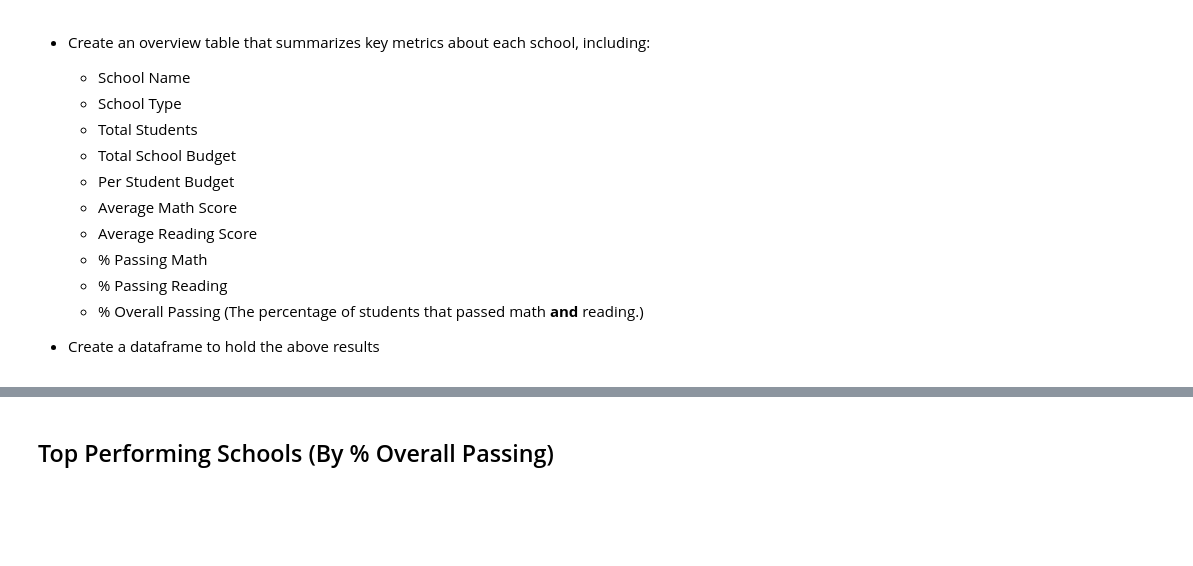
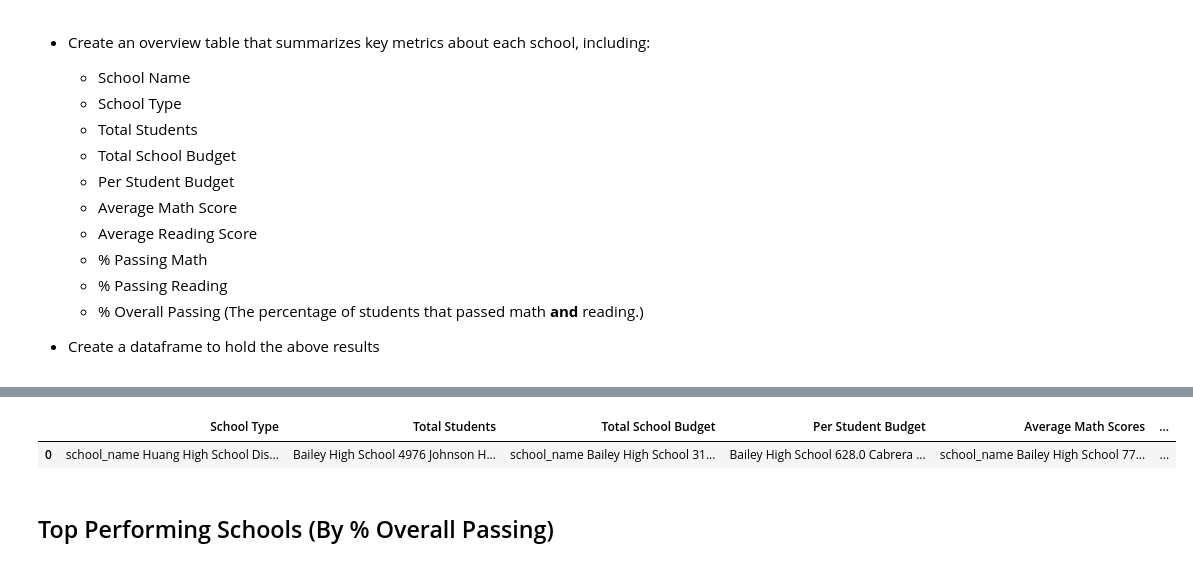
Before and after one commit to AndrewMSchell/Pandas-Challenge, a Jupyter notebook: PyCitySchools/PyCitySchools_starter.ipynb, the cells around one changed output, grey strips where cells are left out. Cells and saved outputs as stored; diff of their text form; code cells hidden in the pictures; blank space fills up the shorter version.

```diff
--- a/PyCitySchools/PyCitySchools_starter.ipynb
+++ b/PyCitySchools/PyCitySchools_starter.ipynb
@@ -119,3 +101,37 @@ district_df
+# %%
+school_types = school_data.set_index(["school_name"])["type"]
+
+students_per_school = school_data_complete["school_name"].value_counts()
+
+total_budget_per_school = school_data_complete.groupby(["school_name"]).mean()["budget"]
+
+student_budget_per_school = total_budget_per_school / students_per_school
+
+avg_math_score_per_school = school_data_complete.groupby(["school_name"]).mean()["math_score"]
+
+avg_reading_score_per_school = school_data_complete.groupby(["school_name"]).mean()["reading_score"]
+
+school_passing_math = school_data_complete[(school_data_complete["math_score"] >= 70)]
+students_passing_math_per_school = school_passing_math.groupby(["school_name"]).count()["student_name"] / students_per_school * 100
+
+school_passing_reading = school_data_complete[(school_data_complete["reading_score"] >= 70)]
+students_passing_reading_per_school = school_passing_reading.groupby(["school_name"]).count()["student_name"] / students_per_school * 100
+
+overall_passing_per_school = (students_passing_math_per_school + students_passing_reading_per_school) / 2
+
+individual_school_df = pd.DataFrame({"School Type": [school_types],
+                         "Total Students": [students_per_school],
+                         "Total School Budget": [total_budget_per_school],
+                         "Per Student Budget": [student_budget_per_school],
+                         "Average Math Scores": [avg_math_score_per_school],
+                         "Average Reading Score": [avg_reading_score_per_school],
+                         "% Passing Math": [students_passing_math_per_school],
+                         "% Passing Reading": [students_passing_reading_per_school],
+                         "% Overall Passing": [overall_passing_per_school]})
+individual_school_df
+# %% [output]
+|  | School Type | Total Students | Total School Budget | Per Student Budget | Average Math Scores | ... |
+| 0 | school_name Huang High School Dis... | Bailey High School 4976 Johnson H... | school_name Bailey High School 31... | Bailey High School 628.0 Cabrera ... | school_name Bailey High School 77... | ... |
 # %% [markdown]
 ## Top Performing Schools (By % Overall Passing)
 # %% [markdown]
```
Also changed, not shown: parts of 1 cell of this notebook.
